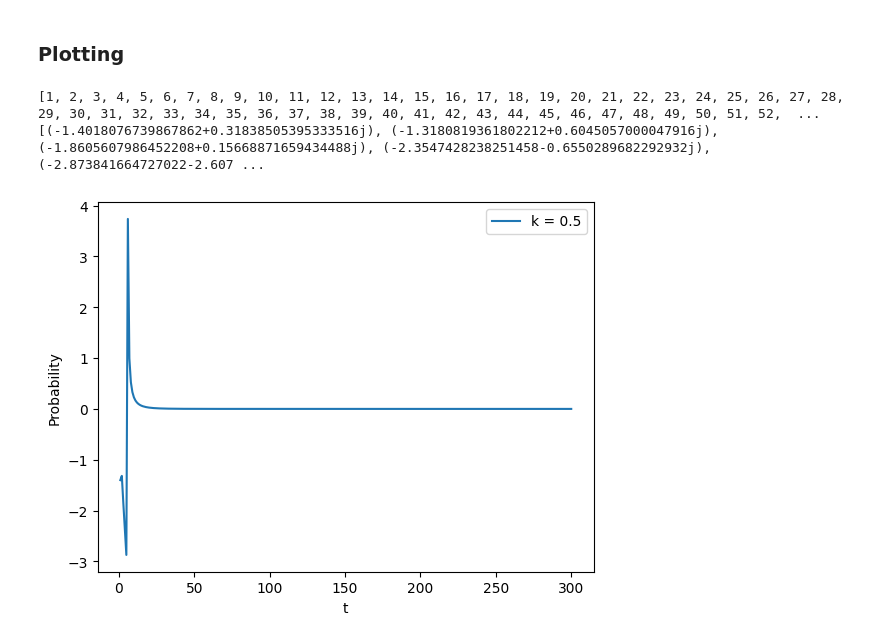
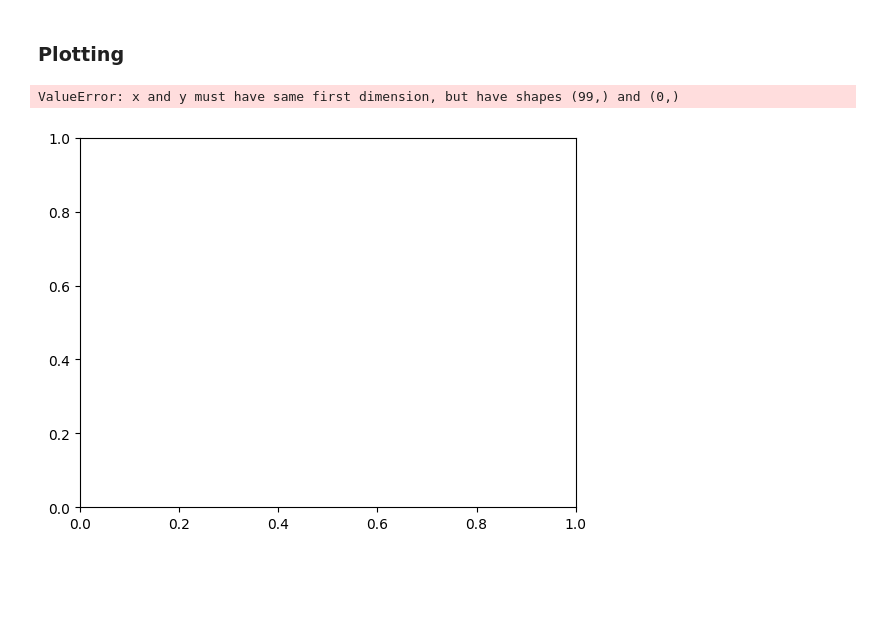
Before and after one commit to ark1tech/CS136-PSET2, a Jupyter notebook: 2_interpolation.ipynb, the cells around one changed output. Cells and saved outputs as stored; diff of their text form; code cells hidden in the pictures; blank space fills up the shorter version.

```diff
--- a/2_interpolation.ipynb
+++ b/2_interpolation.ipynb
@@ -126,43 +144,29 @@ for t in range(1, 301, 1):
 for alpha in range(1, 100, 1):
     alpha /= 100
 
-    # t_decr = surv_inv (alpha, 0, 100, 0.5, expected_value)
-    # t_cons = surv_inv (alpha, 0, 100, 1.0, expected_value)
-    # t_incr = surv_inv (alpha, 0, 100, 2.0, expected_value)
+    x_values.append(alpha)
 
-    # x_values.append(alpha)
-
-    # y_t_decr.append(t_decr)
-    # y_t_cons.append(t_cons)
-    # y_t_incr.append(t_incr)
+    # y_t_decr.append(surv_inv(alpha, 0, 100, 0.5, expected_value))
+    # y_t_cons.append(surv_inv(alpha, 0, 100, 1.0, expected_value))
+    # y_t_incr.append(surv_inv(alpha, 0, 100, 2.0, expected_value))
 # %% [markdown]
 ### Plotting
-# %%
-print(t_values)
-
-print(y_CDF)
-# %% [output]
-[1, 2, 3, 4, 5, 6, 7, 8, 9, 10, 11, 12, 13, 14, 15, 16, 17, 18, 19, 20, 21, 22, 23, 24, 25, 26, 27, 28, 29, 30, 31, 32, 33, 34, 35, 36, 37, 38, 39, 40, 41, 42, 43, 44, 45, 46, 47, 48, 49, 50, 51, 52,  ...
-[(-1.4018076739867862+0.31838505395333516j), (-1.3180819361802212+0.6045057000047916j), (-1.8605607986452208+0.15668871659434488j), (-2.3547428238251458-0.6550289682292932j), (-2.873841664727022-2.607 ...
 # %%
 figures, axes = plt.subplots()
 
-# axes.plot(x_values, y_t_decr, label="k = 0.5")
-# axes.plot(x_values, y_t_cons, label="k = 1")
-# axes.plot(x_values, y_t_incr, label="k = 2")
+axes.plot(x_values, y_t_decr, label="k = 0.5")
+axes.plot(x_values, y_t_cons, label="k = 1")
+axes.plot(x_values, y_t_incr, label="k = 2")
 
-# axes.set_xlabel("Probability")
-# axes.set_ylabel("t")
+axes.set_xlabel("Probability")
+axes.set_ylabel("t")
 
-axes.plot(t_values, y_CDF, label="k = 0.5")
-
-axes.set_xlabel("t")
-axes.set_ylabel("Probability")
 axes.legend()
 
 # plt.xticks(np.arange(0, 1, step=0.2))
 # plt.yticks(np.arange(0, 100, step=10))
 
 plt.show()
 # %% [output]
+ValueError: x and y must have same first dimension, but have shapes (99,) and (0,)
-[figure, old version]
+[figure, new version]
```
Also changed, not shown: parts of 7 cells of this notebook.
